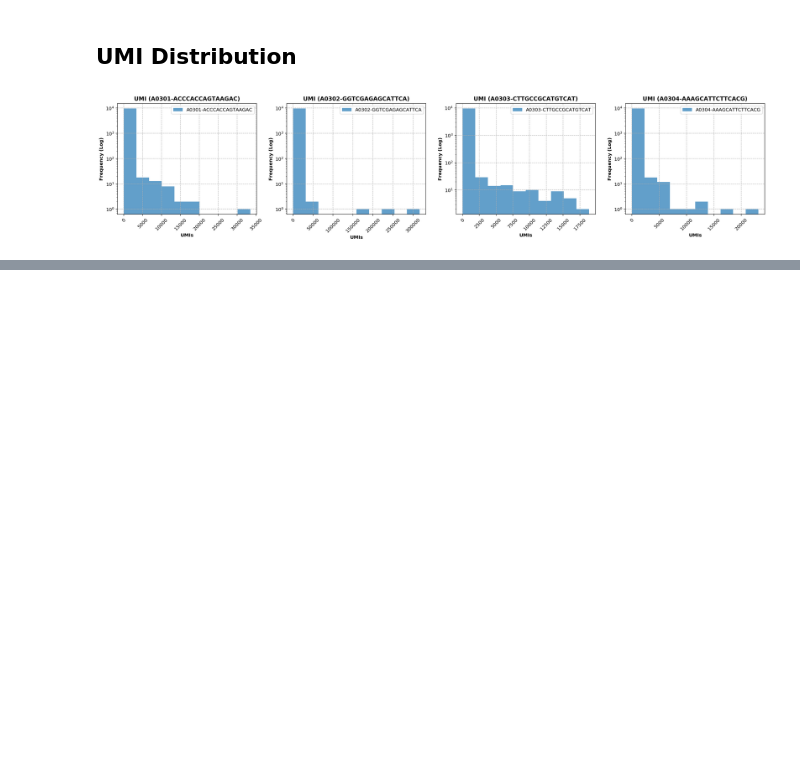
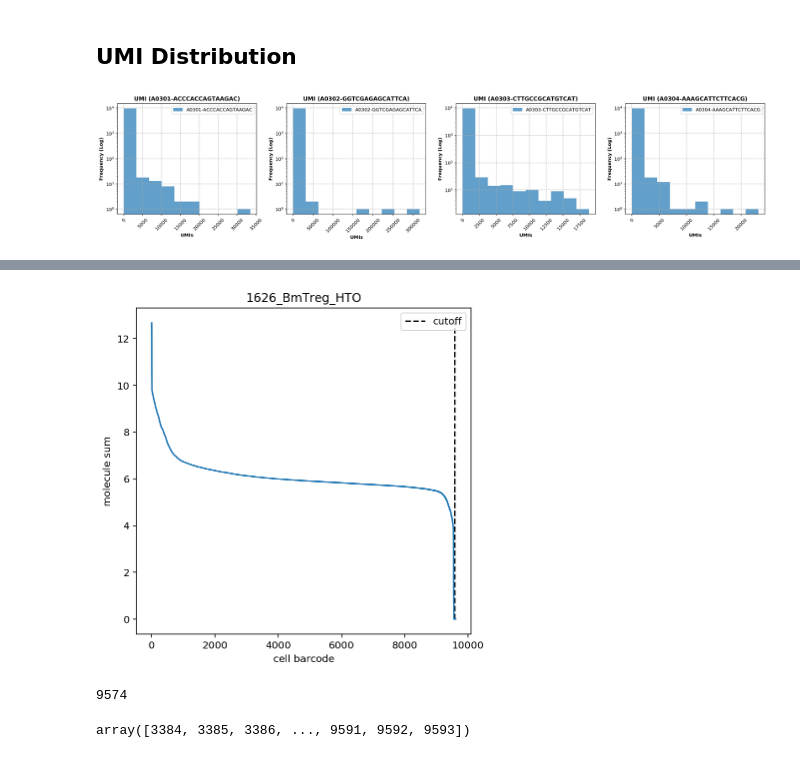
Before and after one commit to hisplan/sharp, a Jupyter notebook: manual-inspection/inspect.ipynb, the cells around one changed output, grey strips where cells are left out. Saved outputs shown, nothing was run; the diff lists cells and outputs as text; code cells hidden in the pictures; blank space fills up the shorter version.

```diff
--- a/manual-inspection/inspect.ipynb
+++ b/manual-inspection/inspect.ipynb
@@ -729,0 +964,47 @@ df_umi_class[ df_umi_class.hashID == "Doublet" ]
+# %%
+cutoffs = []
+
+fig, ax = plt.subplots(figsize=(6, 6))
+
+x = np.array(range(0, len(df2)))
+ms = np.log(df2.total + 1)
+inflection_pts, d1, d2, ms2 = find_inflection_points(ms, 10, 10)
+y_pred, _, intercept_poly = fit_polynomial(x, ms)
+mse_poly = metrics.mean_squared_error(ms, y_pred)
+_, slope, intercept_linear = fit_linear(x, ms)
+
+#     inflection_pt = inflection_pts[0]
+#     inflection_pt = inflection_pts[-1]
+
+if intercept_poly < 4:
+    inflection_pt = inflection_pts[0]
+elif intercept_poly < 5 and mse_poly >= 0.2:
+    inflection_pt = inflection_pts[0]
+else:
+    if slope < -0.003:
+        # fixme: we have no good inflection points
+        inflection_pt = int(len(df_umi_class) * 0.95)
+    else:
+        # 95% point
+        inflection_pt = inflection_pts[int(len(inflection_pts)*0.99)]
+
+cutoffs.append(inflection_pt)
+
+ax.plot(range(0, len(df2)), np.log(df2.total + 1))
+ax.set_ylabel("molecule sum")
+ax.set_xlabel("cell barcode")
+ax.vlines(x=inflection_pt, ymin=0, ymax=np.log(np.max(df2.total)), linestyle='--', label="cutoff")
+ax.set_title(sample_name)
+ax.legend()
+
+plt.show()
+# %% [output]
+[figure, added]
+# %%
+inflection_pt
+# %% [output]
+9574
+# %%
+inflection_pts
+# %% [output]
+array([3384, 3385, 3386, ..., 9591, 9592, 9593])
```
Also changed, not shown: parts of 32 cells of this notebook.
